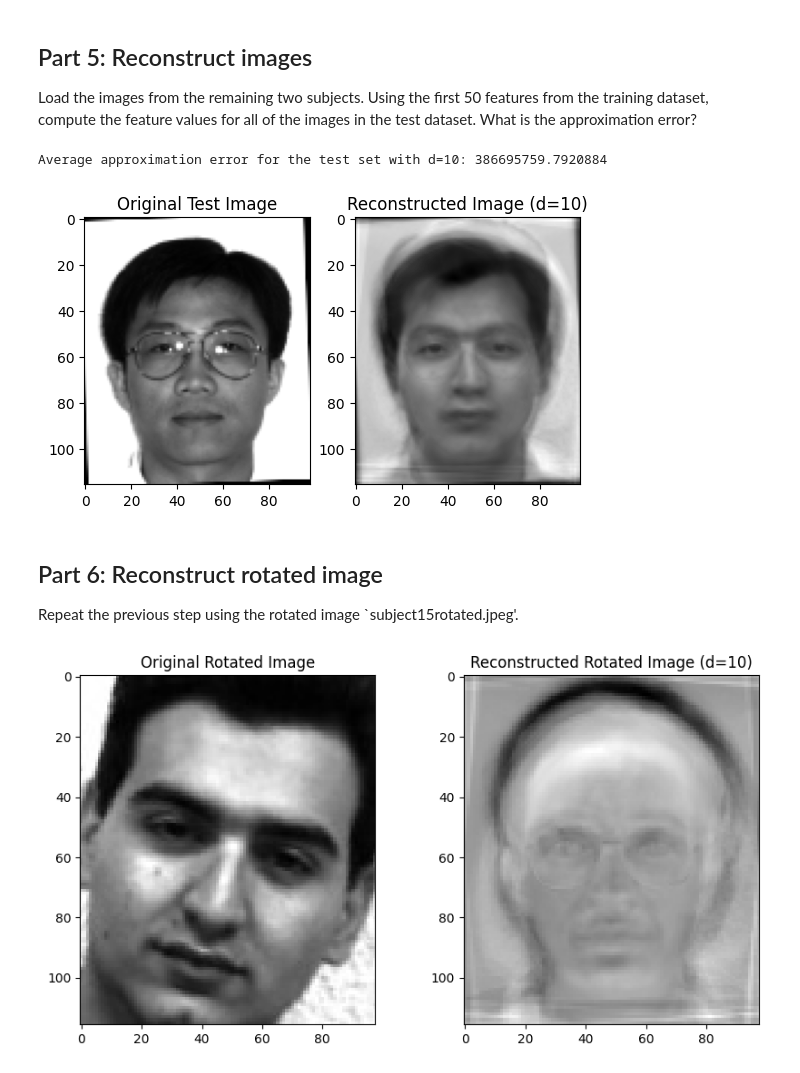
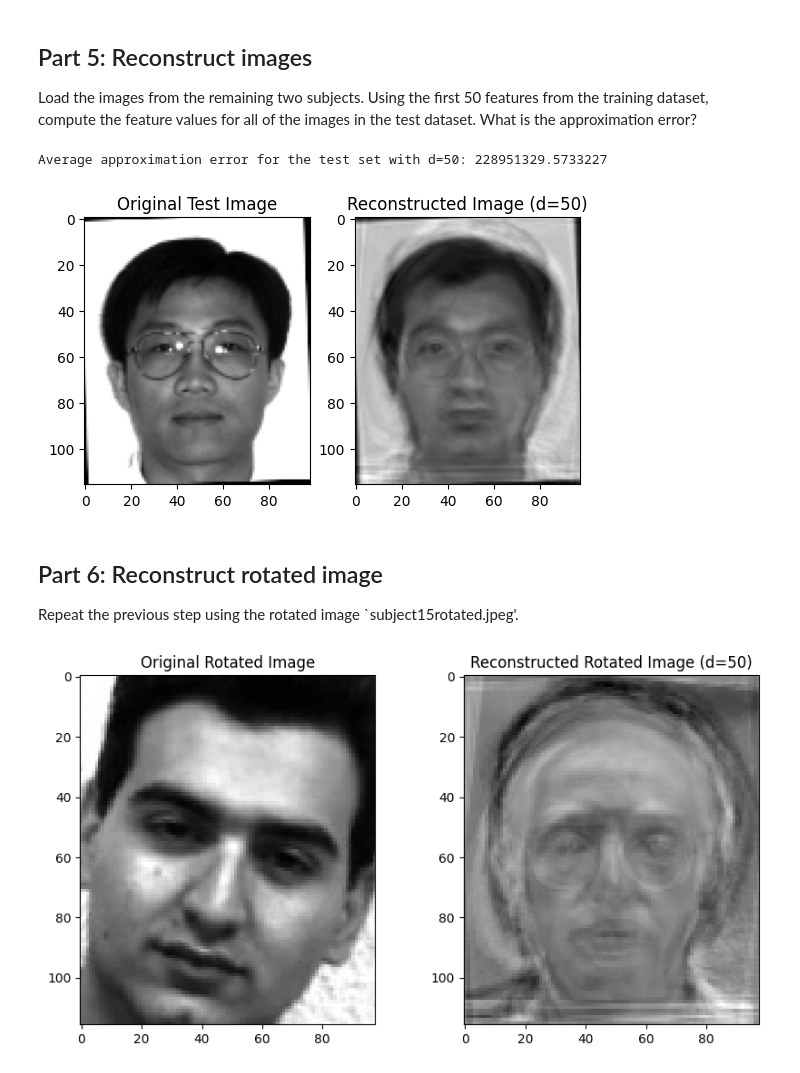
Before and after one commit to ChristopherBrusie/2180_proj3, a Jupyter notebook: Proj3Code.ipynb, the cells around one changed output. Drawn from its saved outputs; the diff is of its cells as text; code cells hidden in the pictures.

```diff
--- a/Proj3Code.ipynb
+++ b/Proj3Code.ipynb
@@ -235,37 +235,37 @@ for i, filename in enumerate(file_list[num_imgs_total:]): # import remaining two
 
 X_test = img_matrix_test - np.outer(np.mean(img_matrix_test, axis = 1), np.ones(img_matrix_test.shape[1])) # de-meaned test image matrix
 
-d = 10
+d = 50
 U_50 = U[:, :d]
 projections = U_50.T @ X_test
 test_reconstruct = U_50 @ projections + np.outer(np.mean(img_matrix_test, axis = 1), np.ones(img_matrix_test.shape[1]))
 
 approximation_errors = np.linalg.norm(X_test - (test_reconstruct - np.outer(np.mean(img_matrix_test, axis = 1), np.ones(img_matrix_test.shape[1]))), 'fro') ** 2
 
 reconstructed_image = test_reconstruct[:, 0].reshape(img_height, img_width)
 
 
 
 
 # *************************
 
 # Calculate the average approximation error for the test set
 average_approximation_error_test_set = np.mean(approximation_errors)
 print(f"Average approximation error for the test set with d={d}: {average_approximation_error_test_set}")
 
 # Visualize a sample reconstructed image
 plt.figure()
 plt.subplot(1, 2, 1)
 plt.imshow(img_matrix_test[:, 0].reshape(img_height, img_width), cmap='gray')
 plt.title('Original Test Image')
 
 plt.subplot(1, 2, 2)
 plt.imshow(reconstructed_image.reshape(img_height, img_width), cmap='gray')
 plt.title(f'Reconstructed Image (d={d})')
 plt.show()
 # %% [output]
-Average approximation error for the test set with d=10: 386695759.7920884
+Average approximation error for the test set with d=50: 228951329.5733227
-[figure, old version]
+[figure, new version]
 # %% [markdown]
 ## Part 6: Reconstruct rotated image
 Repeat the previous step using the rotated image `subject15rotated.jpeg'.
@@ -298,4 +298,4 @@ plt.title(f'Reconstructed Rotated Image (d={d})')
 
 plt.show()
 # %% [output]
-[figure, old version]
+[figure, new version]
```
